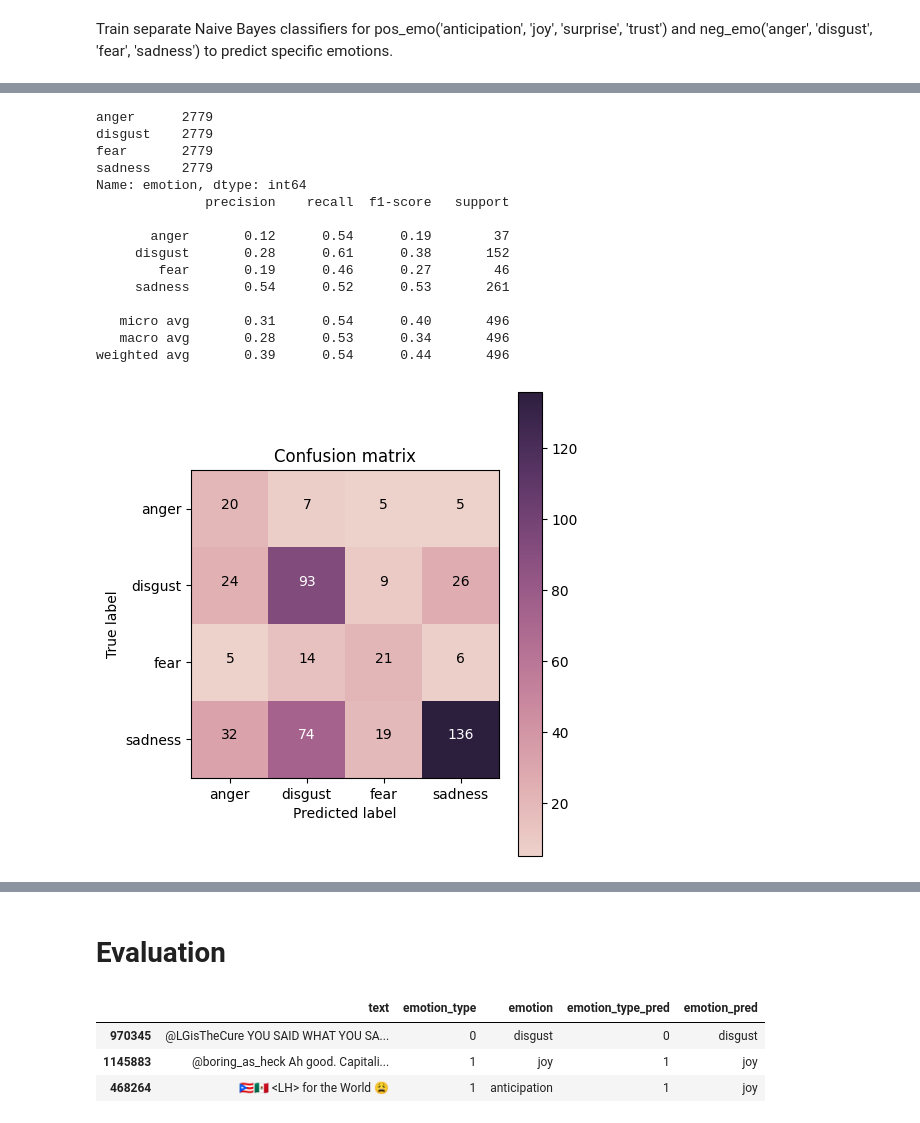
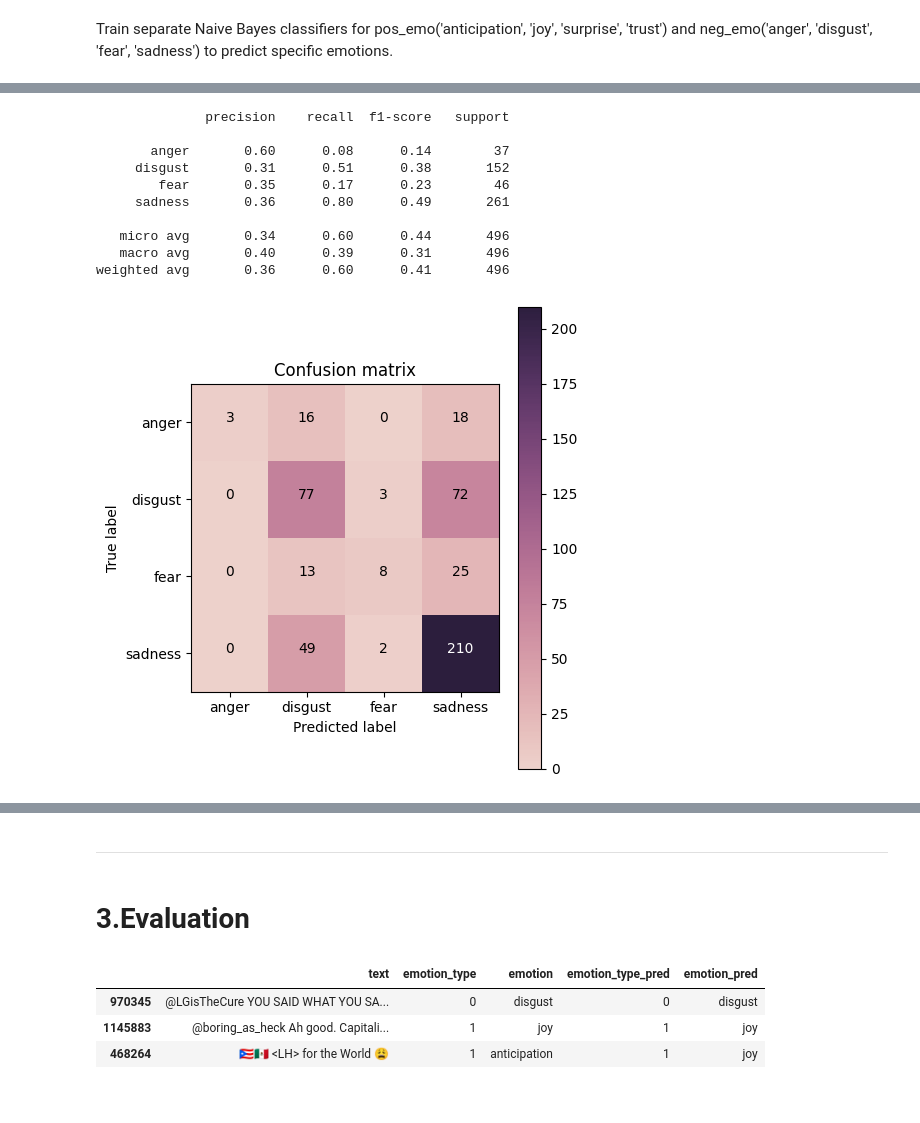
Before and after one commit to VictorKuanglhu/DM2024-Lab2-Homework, a Jupyter notebook: DM2024-Lab2-Homework.ipynb, the cells around one changed output, grey strips where cells are left out. Saved outputs shown, nothing was run; the diff lists cells and outputs as text; code cells hidden in the pictures.

```diff
--- a/DM2024-Lab2-Homework.ipynb
+++ b/DM2024-Lab2-Homework.ipynb
@@ -206,8 +228,8 @@ val_df.head(3)
 | 1145883 | 0x22f2bf | [] | @boring_as_heck Ah good. Capitali... | 649 | 2015-07-12 23:38:05 | joy | 1 |
 | 468264 | 0x314c17 | [] | 🇵🇷🇲🇽 <LH> for the World 😩 | 206 | 2016-10-21 17:53:19 | anticipation | 1 |
 # %%
-train_data = train_df[['text','emotion_type','emotion']]
-# train_data = train_df[['text','emotion_type','emotion']][:100000]
+# train_data = train_df[['text','emotion_type','emotion']]
+train_data = train_df[['text','emotion_type','emotion']][:100000]
 val_data = val_df[['text','emotion_type','emotion']][:3000]
 # %%
 %%time
@@ -276,25 +298,30 @@ Train separate Naive Bayes classifiers for pos_emo('anticipation', 'joy', 'surpr
 # Positive emotions classifiers
 from imblearn.under_sampling import RandomUnderSampler
 
+# Initialize TF-IDF vectorizer for positive emotion classification
 pos_tfidf_vectorizer = TfidfVectorizer(
     max_features=1000,
     tokenizer=nltk.word_tokenize,
     ngram_range=(1, 2),
     stop_words='english', )
 
+# Transform the training and validation text data for positive emotions
 X_train_pos_tfidf = pos_tfidf_vectorizer.fit_transform(train_data[train_data['emotion_type'] == 1]['text'])
 y_train_pos = train_data[train_data['emotion_type'] == 1]['emotion']
 X_val_pos_tfidf = pos_tfidf_vectorizer.transform(val_data[val_data['emotion_type_pred'] == 1]['text'])
 y_val_pos = val_data[val_data['emotion_type_pred'] == 1]['emotion']
 
-undersampler = RandomUnderSampler()
-X_train_pos_tfidf_resampled, y_train_pos_resampled = undersampler.fit_resample(X_train_pos_tfidf, y_train_pos)
-print(y_train_pos_resampled.groupby(y_train_pos_resampled.values).count())
-# X_train_pos_tfidf_resampled, y_train_pos_resampled = X_train_pos_tfidf, y_train_pos
+# Handle data imbalance using RandomUnderSampler
+# undersampler = RandomUnderSampler()
+# X_train_pos_tfidf_resampled, y_train_pos_resampled = undersampler.fit_resample(X_train_pos_tfidf, y_train_pos)
+# print(y_train_pos_resampled.groupby(y_train_pos_resampled.values).count())
+X_train_pos_tfidf_resampled, y_train_pos_resampled = X_train_pos_tfidf, y_train_pos
 
+# Train
 pos_nb_classifier = MultinomialNB()
 pos_nb_classifier.fit(X_train_pos_tfidf_resampled, y_train_pos_resampled)
 
+# Predictions and evaluate on the validation set
 y_val_pos_pred = pos_nb_classifier.predict(X_val_pos_tfidf)
 
 print(classification_report(y_true=y_val_pos, y_pred=y_val_pos_pred, labels=pos_nb_classifier.classes_))
@@ -329,47 +360,47 @@ from sklearn.naive_bayes import MultinomialNB
 from sklearn.metrics import classification_report
 from sklearn.metrics import confusion_matrix
 from imblearn.under_sampling import RandomUnderSampler
 
+# Initialize TF-IDF vectorizer for negative emotion classification
 neg_tfidf_vectorizer = TfidfVectorizer(
     max_features=1000,
     tokenizer=nltk.word_tokenize,
     ngram_range=(1, 2),
     stop_words='english', )
 
+# Transform the training and validation text data for negative emotions
 X_train_neg_tfidf = neg_tfidf_vectorizer.fit_transform(train_data[train_data['emotion_type'] == 0]['text'])  # Transform text into a TF-IDF feature matrix
 y_train_neg = train_data[train_data['emotion_type'] == 0]['emotion']
 X_val_neg_tfidf = neg_tfidf_vectorizer.transform(val_data[val_data['emotion_type_pred'] == 0]['text'])
 y_val_neg = val_data[val_data['emotion_type_pred'] == 0]['emotion']
 
-undersampler = RandomUnderSampler()
-X_train_neg_tfidf, y_train_neg = undersampler.fit_resample(X_train_neg_tfidf, y_train_neg)
-print(y_train_neg.groupby(y_train_neg.values).count())
-# X_train_neg_tfidf, y_train_neg = X_train_neg_tfidf, y_train_neg
+# Handle data imbalance using RandomUnderSampler
+# undersampler = RandomUnderSampler()
+# X_train_neg_tfidf, y_train_neg = undersampler.fit_resample(X_train_neg_tfidf, y_train_neg)
+# print(y_train_neg.groupby(y_train_neg.values).count())
+X_train_neg_tfidf, y_train_neg = X_train_neg_tfidf, y_train_neg
 
+# Train
 neg_nb_classifier = MultinomialNB()
 neg_nb_classifier.fit(X_train_neg_tfidf, y_train_neg)
 
+# Predictions and evaluate on the validation set
 y_val_neg_pred = neg_nb_classifier.predict(X_val_neg_tfidf)
 
 print(classification_report(y_true=y_val_neg, y_pred=y_val_neg_pred, labels=neg_nb_classifier.classes_))
 cm = confusion_matrix(y_true=y_val_neg, y_pred=y_val_neg_pred, labels=neg_nb_classifier.classes_)
 plot_confusion_matrix(cm, classes=neg_nb_classifier.classes_)
 
 val_data.loc[val_data['emotion_type_pred'] == 0, 'emotion_pred'] = y_val_neg_pred
 # %% [output]
-anger      2779
-disgust    2779
-fear       2779
-sadness    2779
-Name: emotion, dtype: int64
               precision    recall  f1-score   support
 
-       anger       0.12      0.54      0.19        37
-     disgust       0.28      0.61      0.38       152
-        fear       0.19      0.46      0.27        46
-     sadness       0.54      0.52      0.53       261
+       anger       0.60      0.08      0.14        37
+     disgust       0.31      0.51      0.38       152
+        fear       0.35      0.17      0.23        46
+     sadness       0.36      0.80      0.49       261
 
-   micro avg       0.31      0.54      0.40       496
-   macro avg       0.28      0.53      0.34       496
-weighted avg       0.39      0.54      0.44       496
+   micro avg       0.34      0.60      0.44       496
+   macro avg       0.40      0.39      0.31       496
+weighted avg       0.36      0.60      0.41       496
-[figure, old version]
+[figure, new version]
@@ -378,5 +418,7 @@ Wall time: 7.6 s
+# %% [markdown]
+---
 # %% [markdown]
-# Evaluation
+# 3.Evaluation
 # %%
 val_data.head(3)
 # %% [output]
```
Also changed, not shown: parts of 19 cells of this notebook.
